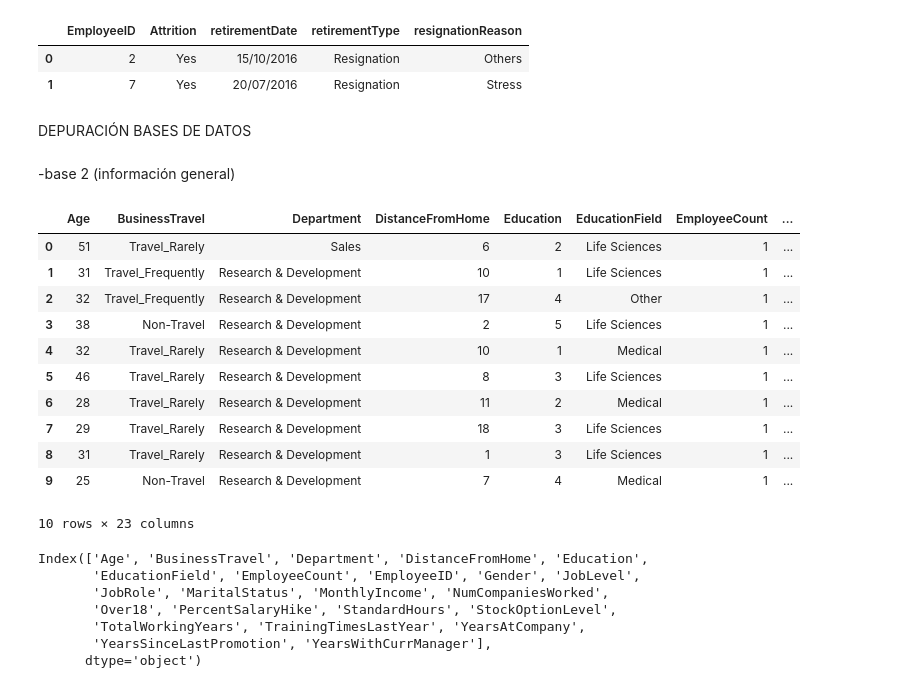
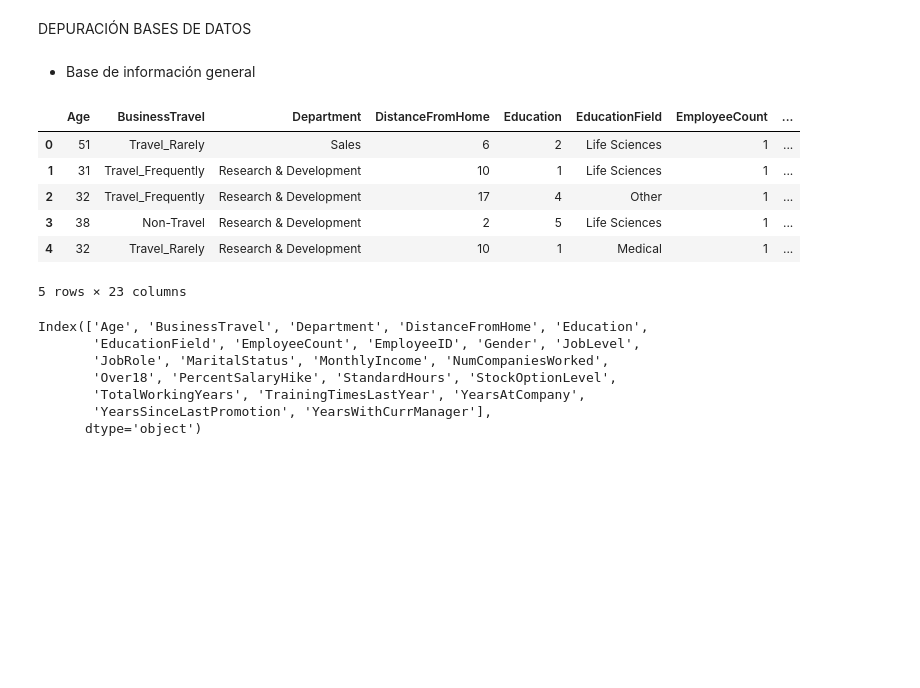
Before and after one commit to anaperez10/Analiticalll, a Jupyter notebook: RRHH.ipynb, the cells around one changed output. Saved outputs shown, nothing was run; the diff lists cells and outputs as text; code cells hidden in the pictures; blank space fills up the shorter version.

```diff
--- a/RRHH.ipynb
+++ b/RRHH.ipynb
@@ -62,9 +10,0 @@ salida.head(2)
-# %%
-#BASE DE DATOS 6: retirement_info.csv
-#Información de retiro de los empleados que dejaron la empresa.
-retiro = pd.read_csv('/content/drive/MyDrive/CursoAnalitica3/retirement_info.csv', sep = ';')
-retiro.head(2)
-# %% [output]
-|  | EmployeeID | Attrition | retirementDate | retirementType | resignationReason |
-| 0 | 2 | Yes | 15/10/2016 | Resignation | Others |
-| 1 | 7 | Yes | 20/07/2016 | Resignation | Stress |
@@ -71,21 +18,16 @@ retiro.head(2)
 # %% [markdown]
 DEPURACIÓN BASES DE DATOS
 # %% [markdown]
--base 2 (información general)
+- Base de información general
-# %%
-info.head(10)
-# %% [output]
-|  | Age | BusinessTravel | Department | DistanceFromHome | Education | EducationField | EmployeeCount | ... |
-| 0 | 51 | Travel_Rarely | Sales | 6 | 2 | Life Sciences | 1 | ... |
-| 1 | 31 | Travel_Frequently | Research & Development | 10 | 1 | Life Sciences | 1 | ... |
-| 2 | 32 | Travel_Frequently | Research & Development | 17 | 4 | Other | 1 | ... |
-| 3 | 38 | Non-Travel | Research & Development | 2 | 5 | Life Sciences | 1 | ... |
-| 4 | 32 | Travel_Rarely | Research & Development | 10 | 1 | Medical | 1 | ... |
-| 5 | 46 | Travel_Rarely | Research & Development | 8 | 3 | Life Sciences | 1 | ... |
-| 6 | 28 | Travel_Rarely | Research & Development | 11 | 2 | Medical | 1 | ... |
-| 7 | 29 | Travel_Rarely | Research & Development | 18 | 3 | Life Sciences | 1 | ... |
-| 8 | 31 | Travel_Rarely | Research & Development | 1 | 3 | Life Sciences | 1 | ... |
-| 9 | 25 | Non-Travel | Research & Development | 7 | 4 | Medical | 1 | ... |
-10 rows × 23 columns
+# %%
+general.head(5)
+# %% [output]
+|  | Age | BusinessTravel | Department | DistanceFromHome | Education | EducationField | EmployeeCount | ... |
+| 0 | 51 | Travel_Rarely | Sales | 6 | 2 | Life Sciences | 1 | ... |
+| 1 | 31 | Travel_Frequently | Research & Development | 10 | 1 | Life Sciences | 1 | ... |
+| 2 | 32 | Travel_Frequently | Research & Development | 17 | 4 | Other | 1 | ... |
+| 3 | 38 | Non-Travel | Research & Development | 2 | 5 | Life Sciences | 1 | ... |
+| 4 | 32 | Travel_Rarely | Research & Development | 10 | 1 | Medical | 1 | ... |
+5 rows × 23 columns
 # %%
 #Inciamos con la depuración de la base de datos 2, que tiene información general de los empleados
```
Also changed, not shown: parts of 55 cells of this notebook.
